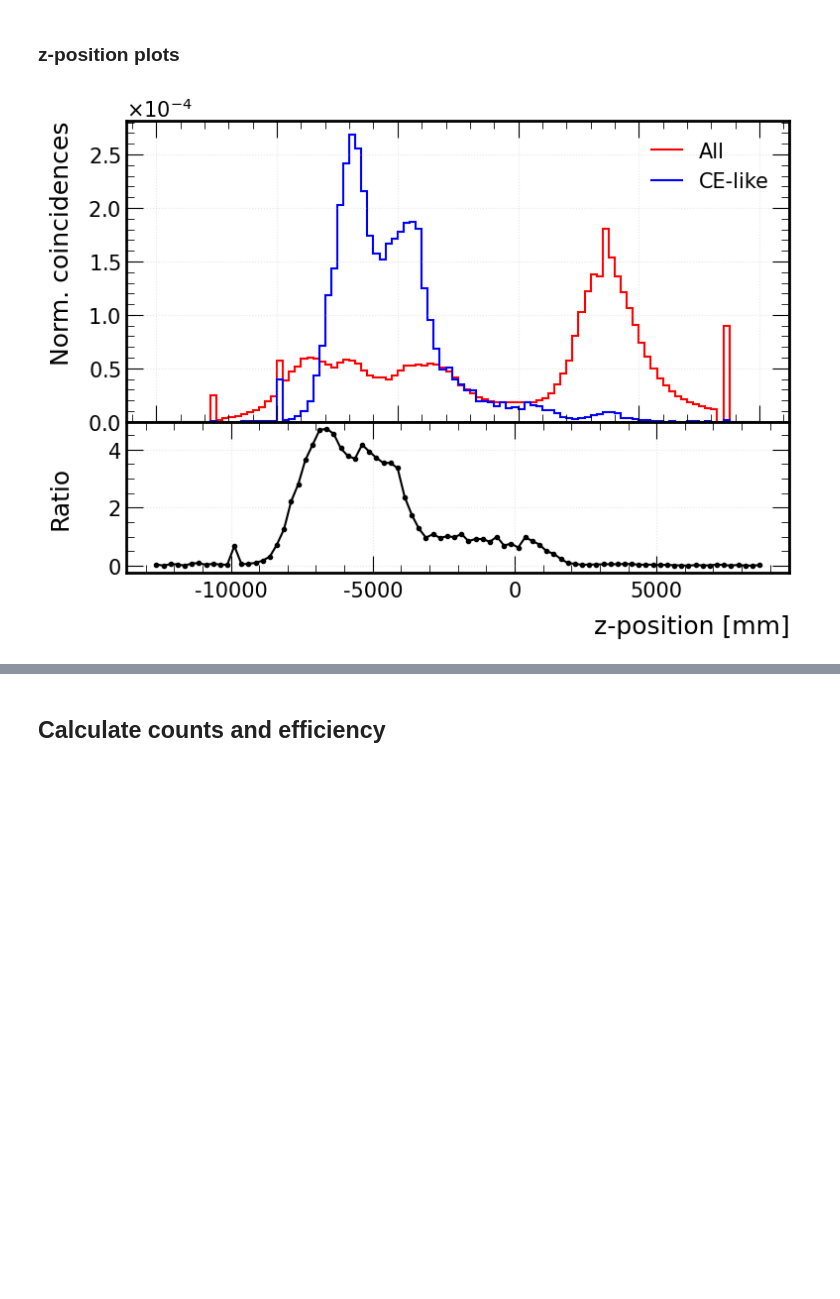
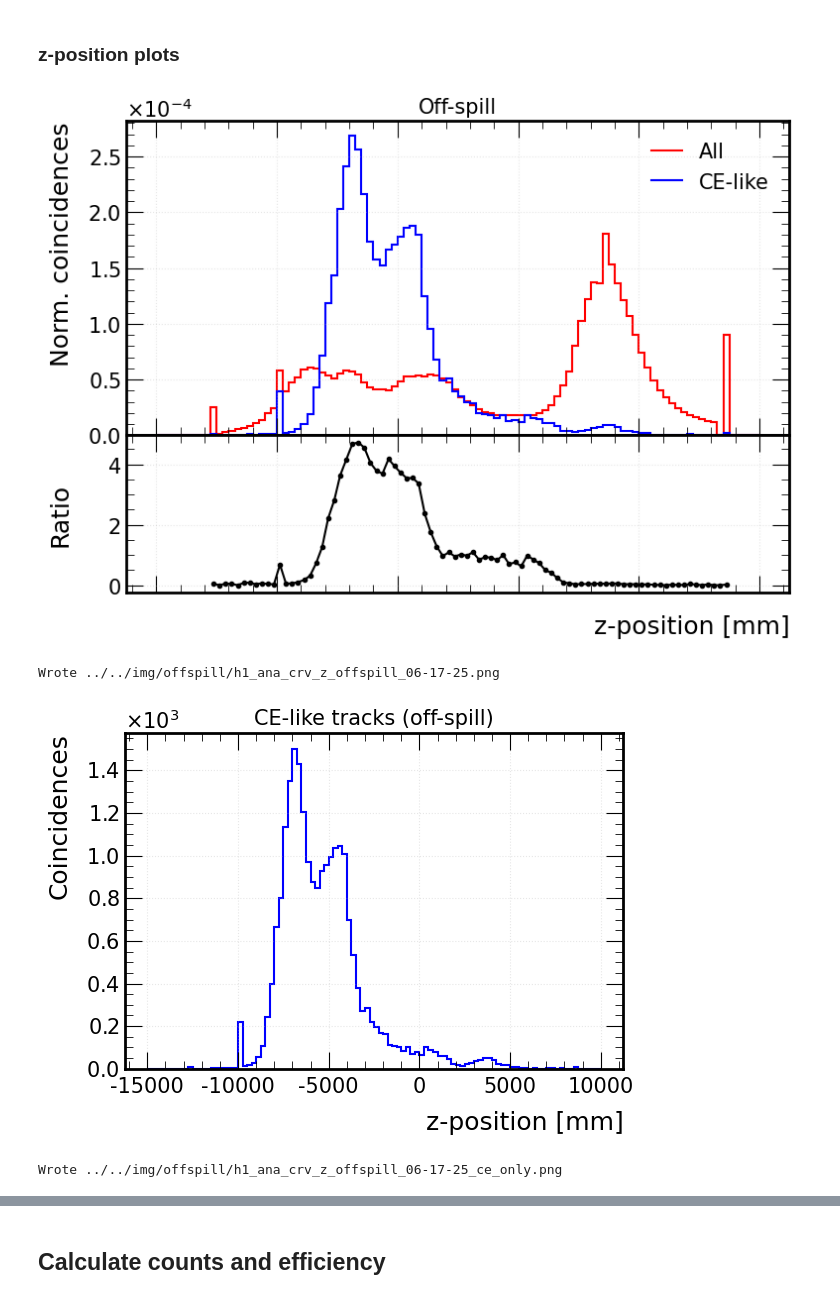
Before and after one commit to victordorojan/mu2e_cosmic_ana, a Jupyter notebook: ana/offspill/ana.ipynb, the cells around one changed output, grey strips where cells are left out. Cells and saved outputs as stored; diff of their text form; code cells hidden in the pictures; blank space fills up the shorter version.

```diff
--- a/ana/offspill/ana.ipynb
+++ b/ana/offspill/ana.ipynb
@@ -460,7 +460,8 @@ mom_plots()
 def z_plots(fout=f"../../img/{spill}/h1_ana_crv_z_{spill}_{tag}.png"):
     fig, (ax_main, ax_ratio) = plt.subplots(
         2, 1, figsize=(6.4*1.25, 4.8*1.25),
-        gridspec_kw={'height_ratios': [2, 1], 'hspace': 0}
+        gridspec_kw={'height_ratios': [2, 1], 'hspace': 0},
+        sharex=True  # This ensures alignment
     )
 
     h_wide = combined_histograms['CRV z-position']
@@ -474,36 +475,64 @@ def z_plots(fout=f"../../img/{spill}/h1_ana_crv_z_{spill}_{tag}.png"):
     ax_main.legend(frameon=False, loc="best")
     ax_main.set_xlabel("")  # Remove x-label from main plot
     ax_main.set_xticklabels([])
+    ax_main.set_title("Off-spill")
 
     ax_main.ticklabel_format(style='scientific', axis='y', scilimits=(0,0), useMathText=True)
 
     # Ratio plot
     h_all = h_wide[{"selection": "All"}]
     h_ce = h_wide[{"selection": "CE-like"}]
 
     h_all = h_all / h_all.sum()
     h_ce = h_ce / h_ce.sum()
 
     # Calculate ratio (CE-like / All)
     ratio = h_ce.values() / h_all.values()
     bin_centers = h_ce.axes[0].centers
 
     ax_ratio.plot(bin_centers, ratio, 'ko-', markersize=3)
     # ax_ratio.axhline(y=1, color='red', linestyle='--', alpha=0.7)
+
     ax_ratio.set_ylabel("Ratio", va='center',ha='center')
     ax_ratio.set_xlabel("z-position [mm]")
     ax_ratio.grid(True, alpha=0.3)
     # ax_ratio.set_ylim(0, 2)
 
     # Align y-axis labels horizontally
     # ax_main.yaxis.set_label_coords(-0.1, 0.5)
     ax_ratio.yaxis.set_label_coords(-0.1, 0.5)
 
     plt.tight_layout()
     plt.savefig(fout, dpi=300)
     plt.show()
 
+    print(f"Wrote {fout}")
+
+    # Separate CE-like only plot
+    fig_ce, ax_ce = plt.subplots() # figsize=(6.4*1.25, 4.8*1.25))
+
+    h_ce_only = combined_histograms['CRV z-position'][{"selection": "CE-like"}]
+    h_ce_only.plot1d(ax=ax_ce, density=False, color='blue')  # Or whatever color you prefer
+
+    ax_ce.set_ylabel("Coincidences")
+    ax_ce.set_xlabel("z-position [mm]")
+    ax_ce.set_title("CE-like tracks (off-spill)")
+    ax_ce.grid(True, alpha=0.3)
+    ax_ce.ticklabel_format(style='scientific', axis='y', scilimits=(0,0), useMathText=True)
+
+    plt.tight_layout()
+
+    # Save CE-like plot with modified filename
+    fout_ce = fout.replace(".png", "_ce_only.png")
+    plt.savefig(fout_ce, dpi=300)
+    plt.show()
+
+    print(f"Wrote {fout_ce}")
+
 z_plots()
 # %% [output]
-[figure, old version]
+[figure, new version]
+Wrote ../../img/offspill/h1_ana_crv_z_offspill_06-17-25.png
+[figure, added]
+Wrote ../../img/offspill/h1_ana_crv_z_offspill_06-17-25_ce_only.png
 # %%
```
Also changed, not shown: parts of 9 cells of this notebook, 4 other files.
